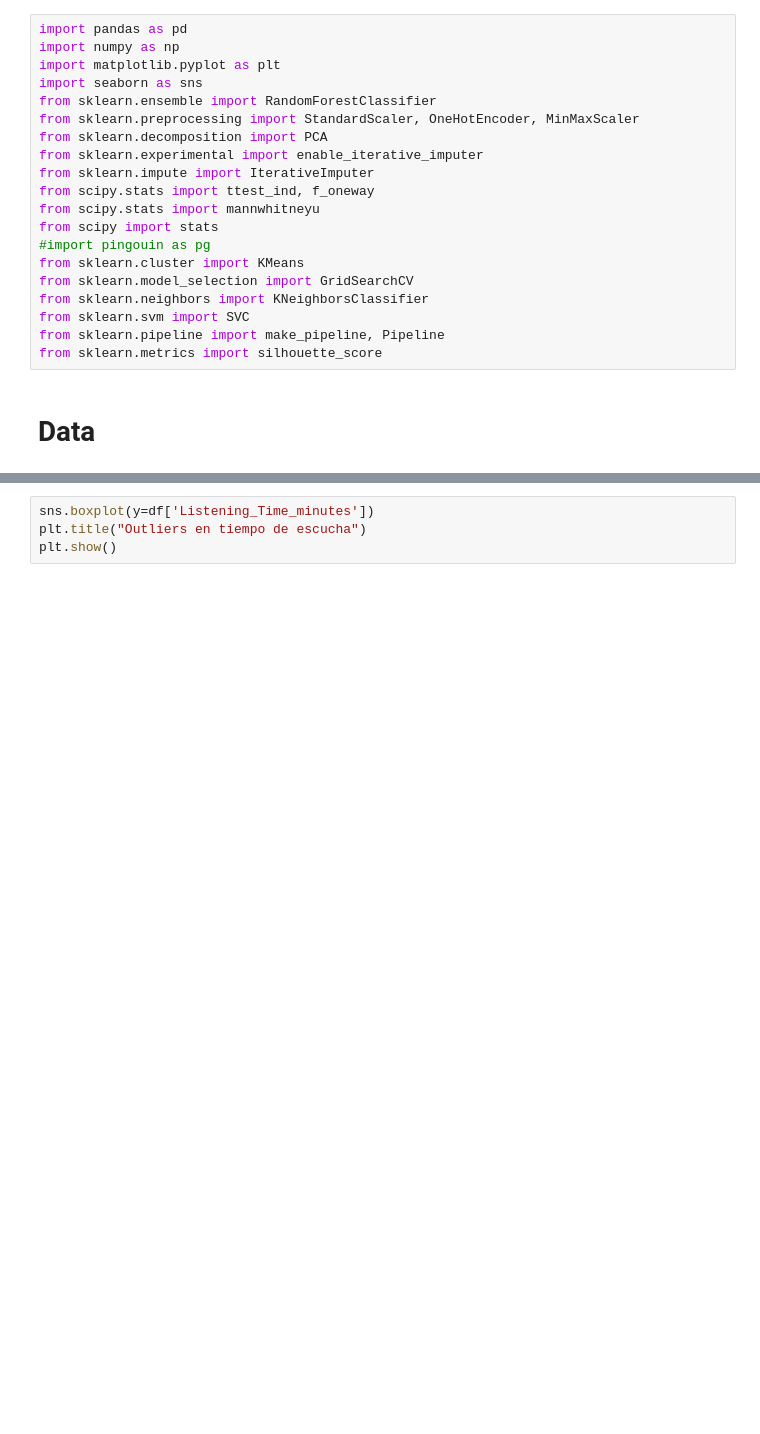
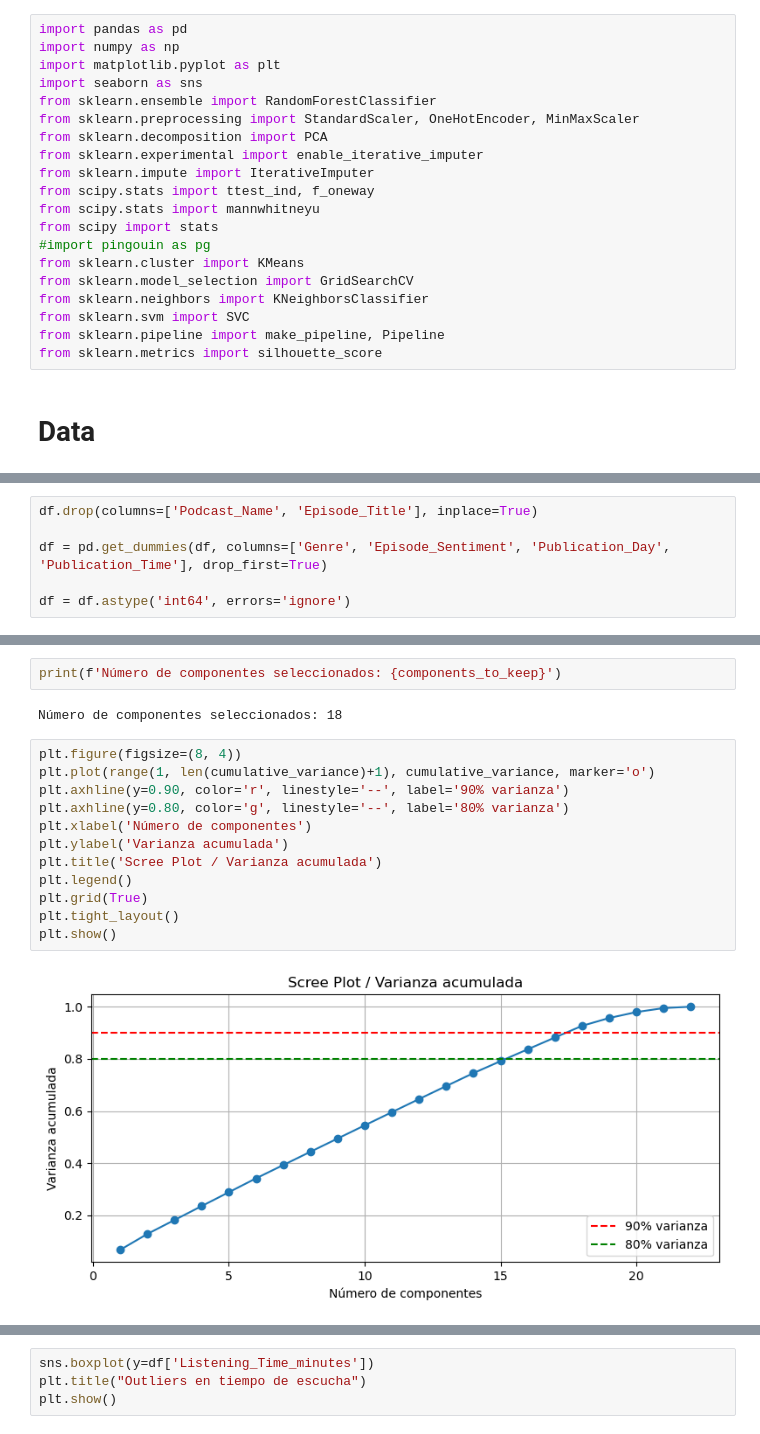
Before and after one commit to Javier-Etcheto/AprMaqI, a Jupyter notebook: TP.ipynb, the cells around one changed output, grey strips where cells are left out. Drawn from its saved outputs; the diff is of its cells as text; blank space fills up the shorter version.

```diff
--- a/TP.ipynb
+++ b/TP.ipynb
@@ -78,0 +70,6 @@ plt.show()
+# %%
+df.drop(columns=['Podcast_Name', 'Episode_Title'], inplace=True)
+
+df = pd.get_dummies(df, columns=['Genre', 'Episode_Sentiment', 'Publication_Day', 'Publication_Time'], drop_first=True)
+
+df = df.astype('int64', errors='ignore')
@@ -78,0 +199,18 @@ plt.show()
+# %%
+print(f'Número de componentes seleccionados: {components_to_keep}')
+# %% [output]
+Número de componentes seleccionados: 18
+# %%
+plt.figure(figsize=(8, 4))
+plt.plot(range(1, len(cumulative_variance)+1), cumulative_variance, marker='o')
+plt.axhline(y=0.90, color='r', linestyle='--', label='90% varianza')
+plt.axhline(y=0.80, color='g', linestyle='--', label='80% varianza')
+plt.xlabel('Número de componentes')
+plt.ylabel('Varianza acumulada')
+plt.title('Scree Plot / Varianza acumulada')
+plt.legend()
+plt.grid(True)
+plt.tight_layout()
+plt.show()
+# %% [output]
+[figure, added]
```
Also changed, not shown: parts of 71 cells of this notebook.
